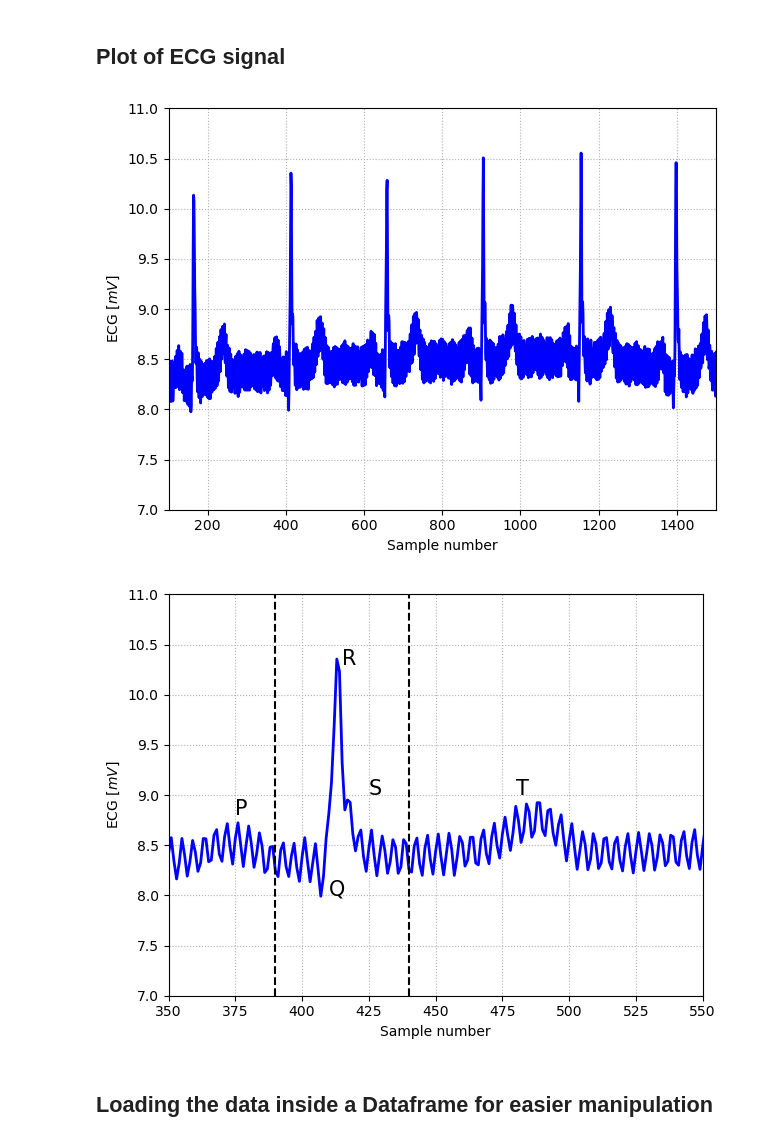
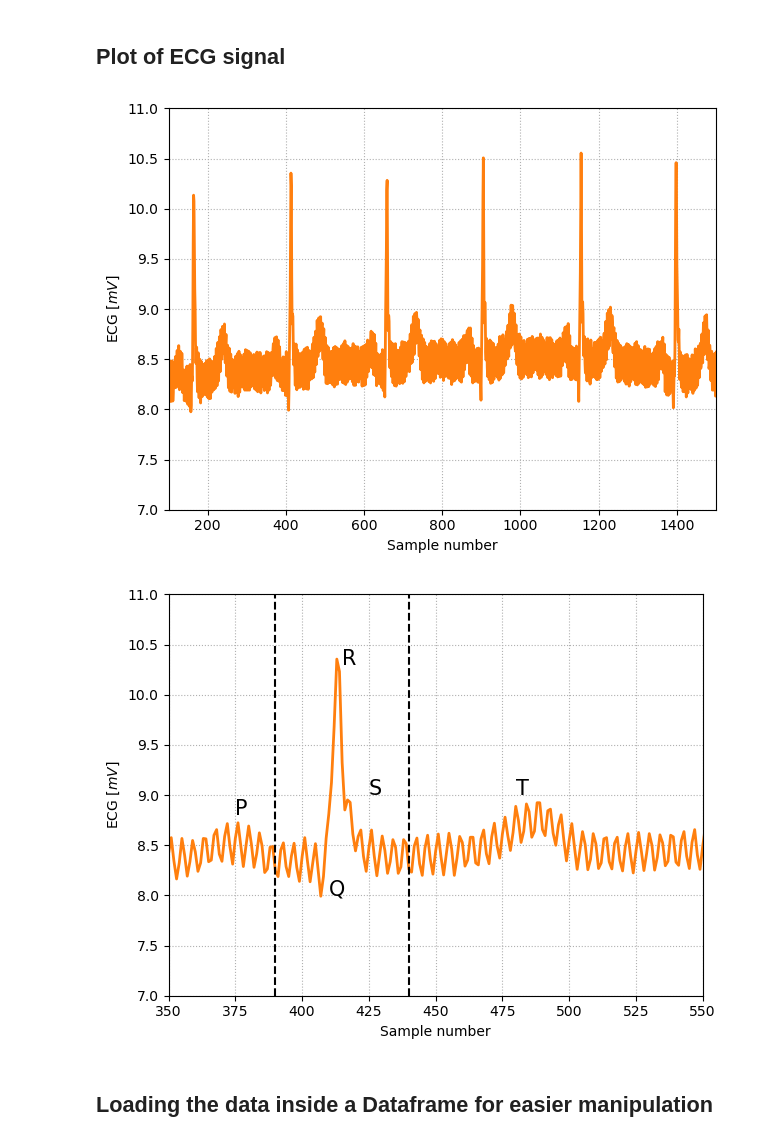
Before and after one commit to threeblueonebrowneyes/Critical-Scale-Invariance-Heart-Rate, a Jupyter notebook: CleanCode.ipynb, the cells around one changed output. Cells and saved outputs as stored; diff of their text form; code cells hidden in the pictures.

```diff
--- a/CleanCode.ipynb
+++ b/CleanCode.ipynb
@@ -174,19 +176,23 @@ ECG=pd.read_hdf('ECG_sig.hdf')
 # %%
 
-plt.plot(ECG[files[0]], linewidth=2, color='blue', )
+tab20 = mpl.colormaps['tab20']
+colors=tab20(range(9))
+
+
+plt.plot(ECG[files[0]], linewidth=2,  color=colors[2])
 
 plt.xlim(100, 1500)
 plt.ylim(7, 11)
 plt.xlabel(r'Sample number')
 plt.ylabel(r'ECG $[mV]$')
 plt.grid(linestyle='dotted')
 plt.tight_layout()
 plt.savefig('ECG6.png')
 plt.show()
 # %% [output]
-[figure, old version]
+[figure, new version]
 # %%
-plt.plot(ECG[files[0]], linewidth=2, color='blue')
+plt.plot(ECG[files[0]], linewidth=2, color=colors[2])
 
 plt.xlim(350, 550)
 plt.ylim(7, 11)
@@ -208,7 +214,7 @@ plt.tight_layout()
 plt.savefig('ECG1.png')
 plt.show()
 # %% [output]
-[figure, old version]
+[figure, new version]
 # %% [markdown]
 ## Loading the data inside a Dataframe for easier manipulation
 # %%
```
Also changed, not shown: parts of 1 cell of this notebook.
